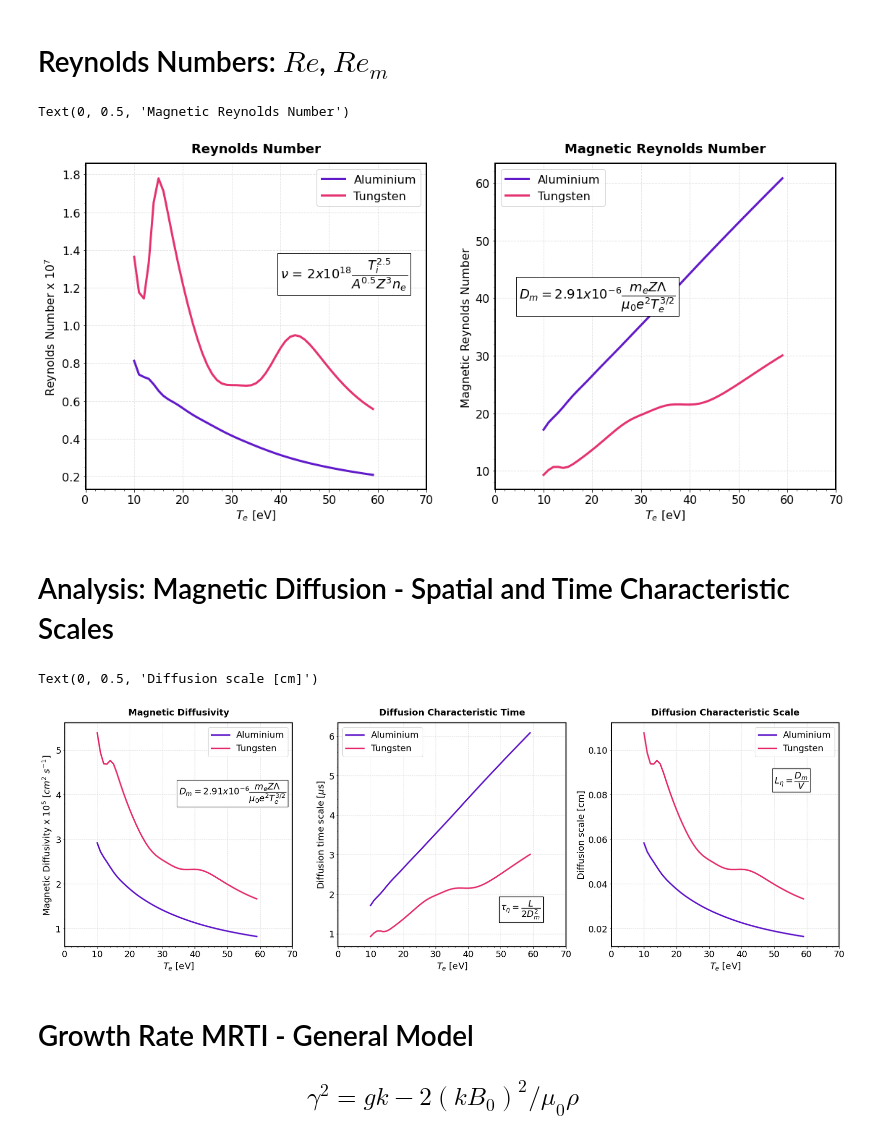
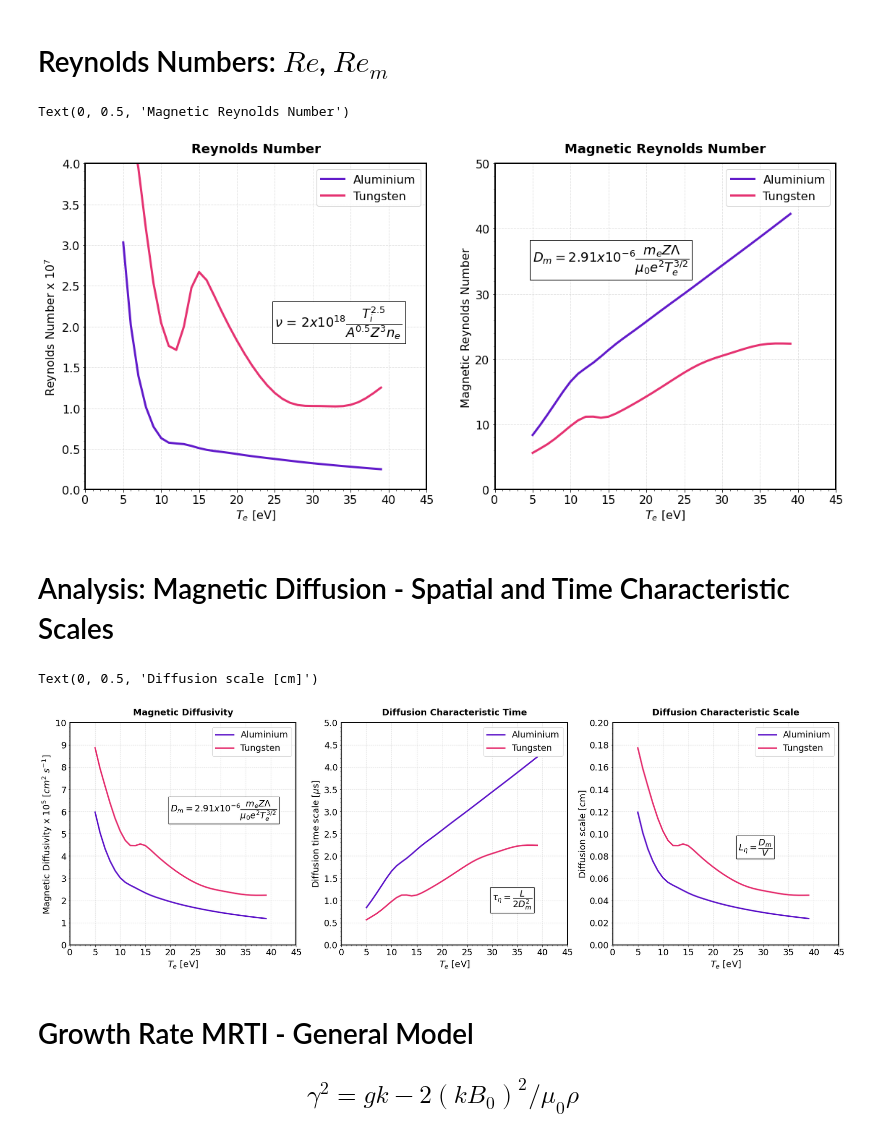
Before and after one commit to stemerlini/MagnetoRT, a Jupyter notebook: MagnetoRT_MassDensityConst.ipynb, the cells around one changed output. Saved outputs shown, nothing was run; the diff lists cells and outputs as text; code cells hidden in the pictures.

```diff
--- a/MagnetoRT_MassDensityConst.ipynb
+++ b/MagnetoRT_MassDensityConst.ipynb
@@ -396,8 +396,8 @@ ax[1].set_title('Ion Inertial Length', fontsize = 18,  weight = 'bold', pad = "1
 ax[2].set_title('Ion Larmor Radius', fontsize = 18,  weight = 'bold', pad = "15")
 
 for axis in ax:
-    axis.set_xlim([0,70])
-    axis.set_xticks(np.arange(0,71,10))
+    axis.set_xlim([0,45])
+    axis.set_xticks(np.arange(0,46,5))
     axis.tick_params(labelsize=16)
     axis.grid(True, linestyle='--', alpha = 0.4)
     axis.set_xlabel(r'$T_e$ [eV]', fontsize=16)
@@ -405,17 +405,27 @@ for axis in ax:
     axis.legend(loc = 'best', fontsize = 16)
 
 
-ionplasmafreq_eq    =    r' $\omega_{pi}$ = $(\dfrac{Z^2 e^2 n_i}{\epsilon_0 m_i})^{0.5}$'
-ax[0].text(40, 5.6, ionplasmafreq_eq, fontsize = 18, color='black', bbox=dict(facecolor='white', edgecolor='black'))
+ax[0].set_ylim([0,16])
+ax[0].set_yticks(np.arange(0,16.1,2))
+
+ax[1].set_ylim([0,0.14])
+ax[1].set_yticks(np.arange(0,0.15,0.02))
+
+ax[2].set_ylim([0,1.8])
+ax[2].set_yticks(np.arange(0,1.81,0.2))
+
+
+ionplasmafreq_eq    =    r' $\omega_{pi}$ = $\sqrt{\dfrac{Z^2 e^2 n_i}{\epsilon_0 m_i}}$'
+ax[0].text(25, 7, ionplasmafreq_eq, fontsize = 18, color='black', bbox=dict(facecolor='white', edgecolor='black'))
 
 ioninertialleg_eq   =    r' $\delta_{i}$ = $\dfrac{c}{\omega_{pi}}$'
-ax[1].text(40, 0.10, ioninertialleg_eq, fontsize = 18, color='black', bbox=dict(facecolor='white', edgecolor='black'))
+ax[1].text(25, 0.1, ioninertialleg_eq, fontsize = 18, color='black', bbox=dict(facecolor='white', edgecolor='black'))
 
-ionlarmorrad_eq   =    r' $\rho_{i}$ = $\dfrac{V_{th}}{\omega_{ci}}$ = $\dfrac{(k_B T_i m_i)^{0.5}}{ZeB}$'
-ax[2].text(38, 1.4, ionlarmorrad_eq, fontsize = 18, color='black', bbox=dict(facecolor='white', edgecolor='black'))
+ionlarmorrad_eq   =    r' $\rho_{i}$ = $\dfrac{V_{th}}{\omega_{ci}}$ = $\dfrac{\sqrt{k_B T_i m_i}}{ZeB}$'
+ax[2].text(25, 0.2, ionlarmorrad_eq, fontsize = 18, color='black', bbox=dict(facecolor='white', edgecolor='black'))
 
 t = ax[2].text(
-    45, 1.6, "VERY SMALL - NOT RELEVANT", color = "red", weight="bold", ha="center", va="center", rotation=-15, size=18,
+    25, 0.6, "VERY SMALL - NOT RELEVANT", color = "red", weight="bold", ha="center", va="center", rotation=-15, size=18,
     bbox=dict(boxstyle="Square,pad=0.3", fc="white", ec="red", lw=2))
 
 
@@ -423,6 +433,6 @@ ax[0].set_ylabel(r'Ion Plasma Frequency x $10^{11}$- [rad $s^{-1}$] ', fontsize=
 ax[1].set_ylabel(r'Ion Inertial Length - [cm]', fontsize=16)
 ax[2].set_ylabel(r'Ion Larmor Radius x $10^{-2}$ - [cm]', fontsize=16)
 
-# plt.savefig('IonInertialLength.png', dpi=330)
+# plt.savefig('IonInertialLengthSameMassDensity.png', dpi=330)
 # %% [output]
 Text(0, 0.5, 'Ion Larmor Radius x $10^{-2}$ - [cm]')
@@ -438,42 +448,43 @@ ax  = gs.subplots()
 
 for axis in ['top','bottom','left','right']:
     ax[0].spines[axis].set_linewidth(2)
     ax[1].spines[axis].set_linewidth(2)
 
 ax[0].plot(Te, al.Re * 1e-7, lw = '3', color = '#611ACA',label='Aluminium')
 ax[1].plot(Te, al.Re_m, lw = '3', color = '#611ACA',label='Aluminium')
 
 ax[0].plot(Te, w.Re * 1e-7, lw = '3', color = '#E53271',label='Tungsten')
 ax[1].plot(Te, w.Re_m, lw = '3', color = '#E53271',label='Tungsten')
 
 ax[0].set_title('Reynolds Number', fontsize = 18,  weight = 'bold', pad = "15")
 ax[1].set_title('Magnetic Reynolds Number', fontsize = 18,  weight = 'bold', pad = "15")
 
 for axis in ax:
-    axis.set_xlim([0,70])
-    axis.set_xticks(np.arange(0,71,10))
+    axis.set_xlim([0,45])
+    axis.set_xticks(np.arange(0,46,5))
     axis.tick_params(labelsize=16)
     axis.grid(True, linestyle='--', alpha = 0.4)
     axis.set_xlabel(r'$T_e$ [eV]', fontsize=16)
     axis.minorticks_on()
     axis.legend(loc = 'best', fontsize = 16)
 
-# ax[0].set_ylim([0,10])
-# ax[0].set_yticks(np.arange(0,11))
-# ax[1].set_ylim([0,100])
+ax[0].set_ylim([0,4])
+ax[0].set_yticks(np.arange(0,4.1,0.5))
+ax[1].set_ylim([0,50])
+ax[1].set_yticks(np.arange(0,51,10))
 
 # (2e18*self.Ti**2.5)/(self.A**0.5*self.Z**3*self.ne)
-ax[0].text(40, 1.25, r'$\nu$ = $2x10^{18}\dfrac{T_i^{2.5}}{A^{0.5}Z^{3}n_e}$', fontsize = 18, color='black', bbox=dict(facecolor='white', edgecolor='black'))
+ax[0].text(25, 2, r'$\nu$ = $2x10^{18}\dfrac{T_i^{2.5}}{A^{0.5}Z^{3}n_e}$', fontsize = 18, color='black', bbox=dict(facecolor='white', edgecolor='black'))
 
-ax[1].text(5, 40, '$D_m = 2.91x10^{-6}\dfrac{m_e Z \Lambda}{\mu_0 e^2 T_e^{3/2}}$', fontsize = 18, color='black', bbox=dict(facecolor='white', edgecolor='black'))
+ax[1].text(5, 35, '$D_m = 2.91x10^{-6}\dfrac{m_e Z \Lambda}{\mu_0 e^2 T_e^{3/2}}$', fontsize = 18, color='black', bbox=dict(facecolor='white', edgecolor='black'))
 
 ax[0].set_ylabel(r'Reynolds Number x $10^{7}$', fontsize=16)
 ax[1].set_ylabel(r'Magnetic Reynolds Number', fontsize=16)
 
-# plt.savefig('Reynolds.png', dpi=330)
+# plt.savefig('ReynoldsSameMassDensity.png', dpi=330)
 # %% [output]
 Text(0, 0.5, 'Magnetic Reynolds Number')
-[figure, old version]
+[figure, new version]
 # %% [markdown]
 # Analysis: Magnetic Diffusion - Spatial and Time Characteristic Scales
 # %%
@@ -502,14 +513,22 @@ ax[0].set_title('Magnetic Diffusivity', fontsize = 18,  weight = 'bold', pad = "
 ax[1].set_title('Diffusion Characteristic Time', fontsize = 18,  weight = 'bold', pad = "15")
 ax[2].set_title('Diffusion Characteristic Scale', fontsize = 18,  weight = 'bold', pad = "15")
 
-ax[0].text(35, 4, r'$D_m = 2.91x10^{-6}\dfrac{m_e Z \Lambda}{\mu_0 e^2 T_e^{3/2}}$', fontsize = 18, color='black', bbox=dict(facecolor='white', edgecolor='black'))
-ax[1].text(50, 1.6, r'$ \tau_{\eta} = \dfrac{L}{2D_m^2}$', fontsize = 18, color='black', bbox=dict(facecolor='white', edgecolor='black'))
-ax[2].text(50, 0.085, r'$ L_{\eta} = \dfrac{D_m}{V}$', fontsize = 18, color='black', bbox=dict(facecolor='white', edgecolor='black'))
+ax[0].text(20, 6, r'$D_m = 2.91x10^{-6}\dfrac{m_e Z \Lambda}{\mu_0 e^2 T_e^{3/2}}$', fontsize = 18, color='black', bbox=dict(facecolor='white', edgecolor='black'))
+ax[1].text(30, 1, r'$ \tau_{\eta} = \dfrac{L}{2D_m^2}$', fontsize = 18, color='black', bbox=dict(facecolor='white', edgecolor='black'))
+ax[2].text(25, 0.085, r'$ L_{\eta} = \dfrac{D_m}{V}$', fontsize = 18, color='black', bbox=dict(facecolor='white', edgecolor='black'))
 
+ax[0].set_ylim([0,10])
+ax[0].set_yticks(np.arange(0,10.1,1))
+
+ax[1].set_ylim([0,5])
+ax[1].set_yticks(np.arange(0,5.1,0.5))
+
+ax[2].set_ylim([0,0.2])
+ax[2].set_yticks(np.arange(0,0.21,0.02))
 
 for axis in ax:
-    axis.set_xlim([0,70])
-    axis.set_xticks(np.arange(0,71,10))
+    axis.set_xlim([0,45])
+    axis.set_xticks(np.arange(0,46,5))
     axis.tick_params(labelsize=18)
     axis.grid(True, linestyle='--', alpha = 0.4)
     axis.set_xlabel(r'$T_e$ [eV]', fontsize=18)
@@ -520,10 +539,10 @@ ax[0].set_ylabel(r'Magnetic Diffusivity x $10^{5}$ [$cm^2$ $s^{-1}$] ', fontsize
 ax[1].set_ylabel(r'Diffusion time scale [$\mu$s]', fontsize=18)
 ax[2].set_ylabel(r'Diffusion scale [cm]', fontsize=18)
 
-# plt.savefig('DiffusionTimeSpaceScale.png', dpi=330)
+# plt.savefig('DiffusionTimeSpaceScaleSameMassDensity.png', dpi=330)
 # %% [output]
 Text(0, 0.5, 'Diffusion scale [cm]')
-[figure, old version]
+[figure, new version]
 # %% [markdown]
 # Growth Rate MRTI - General Model
 
```
Also changed, not shown: parts of 7 cells of this notebook, 6 other files.
